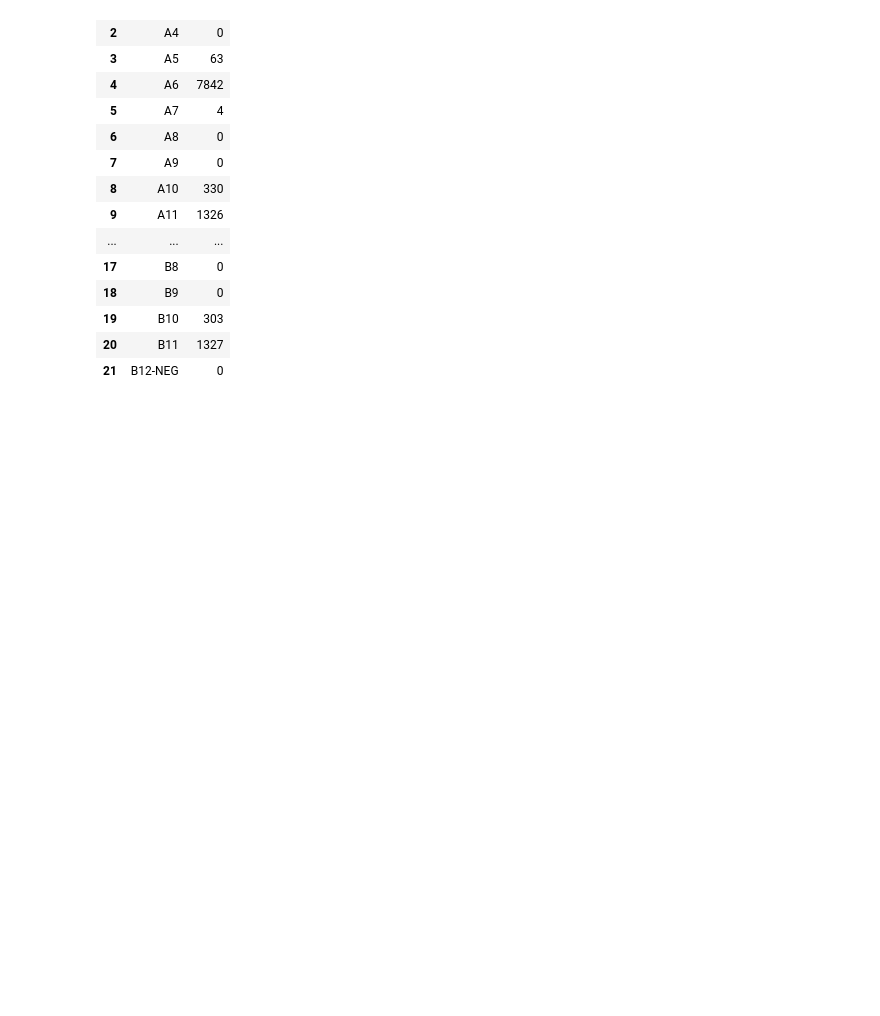
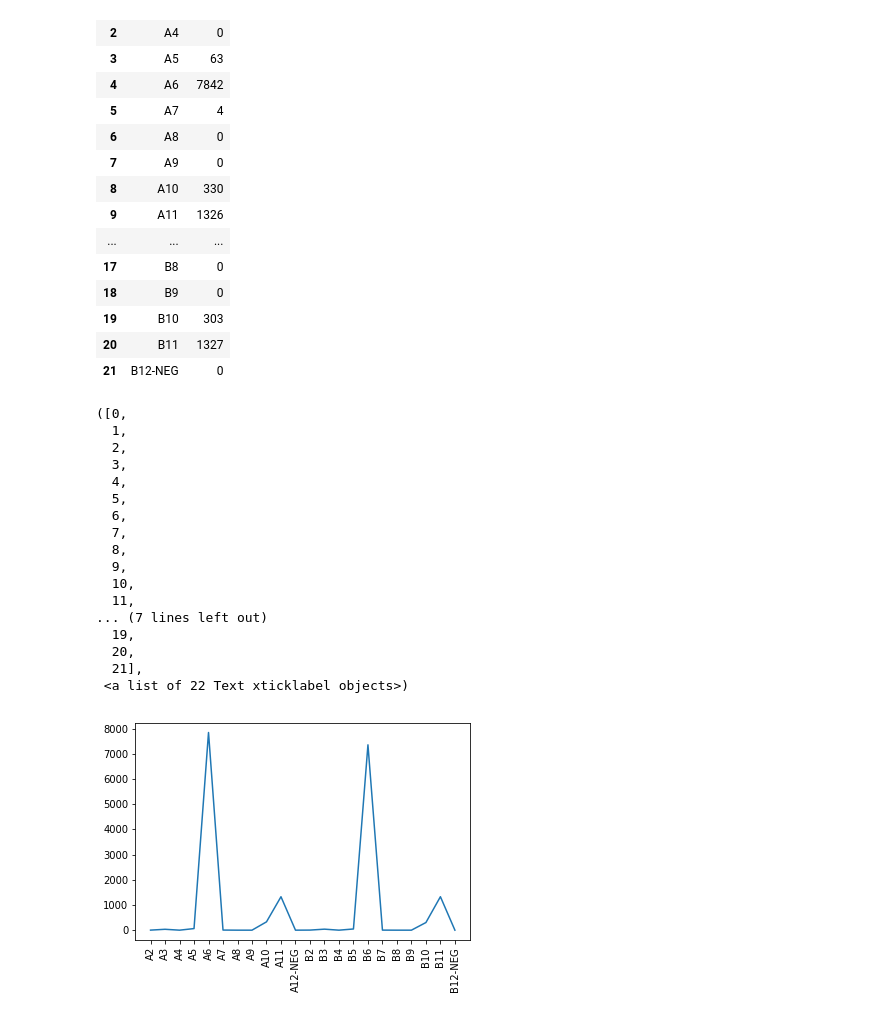
Before and after one commit to lrondi/Project_1, a Jupyter notebook: test.ipynb, the cells around one changed output. Cells and saved outputs as stored; diff of their text form; code cells hidden in the pictures; blank space fills up the shorter version.

```diff
--- a/test.ipynb
+++ b/test.ipynb
@@ -96,6 +89,28 @@ test
 | 19 | B10 | 303 |
 | 20 | B11 | 1327 |
 | 21 | B12-NEG | 0 |
+# %%
+plt.plot(test['index'], test['A1BG'])
+plt.xticks(rotation=90)
+# %% [output]
+([0,
+  1,
+  2,
+  3,
+  4,
+  5,
+  6,
+  7,
+  8,
+  9,
+  10,
+  11,
+... (7 lines left out)
+  19,
+  20,
+  21],
+ <a list of 22 Text xticklabel objects>)
+[figure, added]
 # %%
 test1=test.iloc[0:10,:]
 test2=test.iloc[11:21,:]
```
Also changed, not shown: parts of 3 cells of this notebook.
